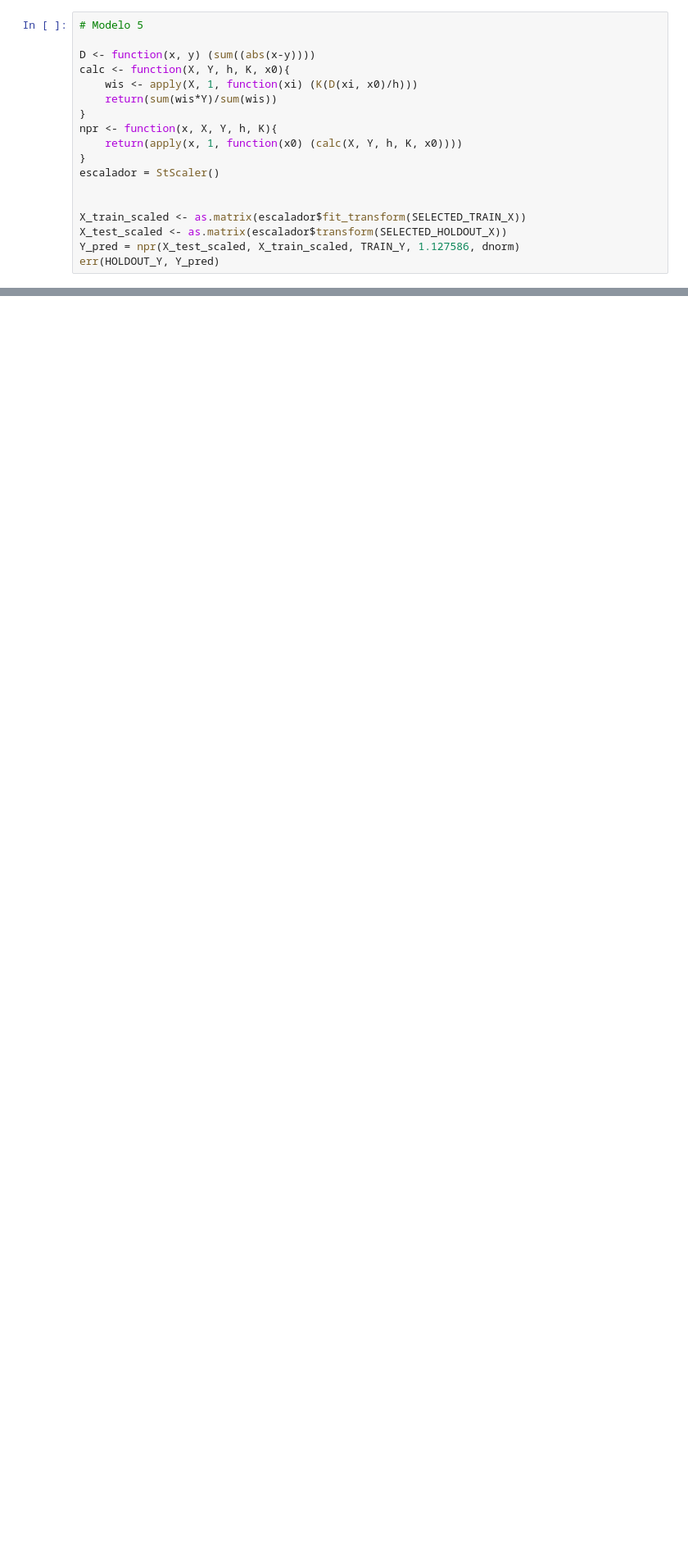
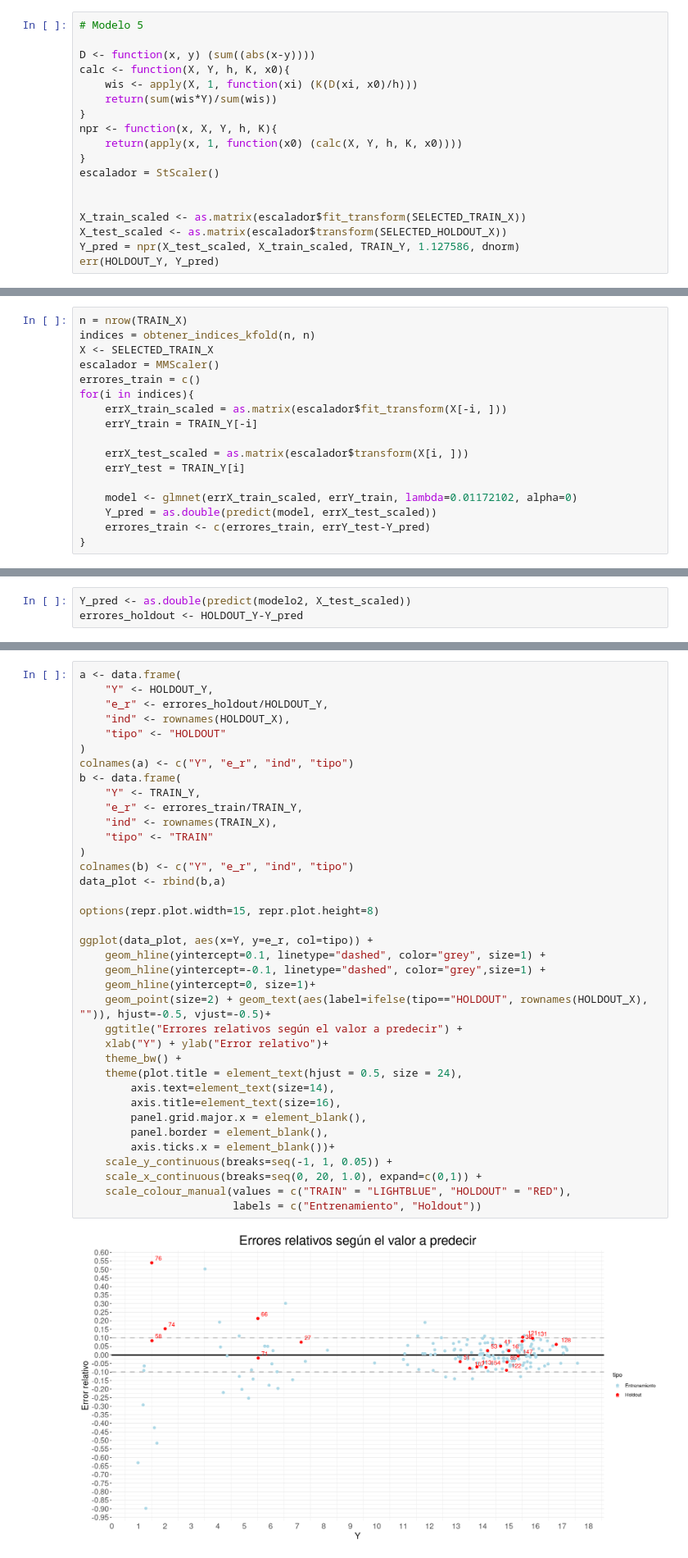
Before and after one commit to Lukas-De-Angelis-Riva/Aprendizaje-estadistico, a Jupyter notebook: trabajo_practico3/src/Forward.ipynb, the cells around one changed output, grey strips where cells are left out. Shown: that part at 82% size. Cells and saved outputs as stored; diff of their text form; blank space fills up the shorter version.

```diff
--- a/trabajo_practico3/src/Forward.ipynb
+++ b/trabajo_practico3/src/Forward.ipynb
@@ -753,0 +788,17 @@ err(HOLDOUT_Y, Y_pred)
+# %%
+n = nrow(TRAIN_X)
+indices = obtener_indices_kfold(n, n)
+X <- SELECTED_TRAIN_X
+escalador = MMScaler()
+errores_train = c()
+for(i in indices){
+    errX_train_scaled = as.matrix(escalador$fit_transform(X[-i, ]))
+    errY_train = TRAIN_Y[-i]
+
+    errX_test_scaled = as.matrix(escalador$transform(X[i, ]))
+    errY_test = TRAIN_Y[i]
+
+    model <- glmnet(errX_train_scaled, errY_train, lambda=0.01172102, alpha=0)
+    Y_pred = as.double(predict(model, errX_test_scaled))
+    errores_train <- c(errores_train, errY_test-Y_pred)
+}
@@ -753,0 +809,3 @@ err(HOLDOUT_Y, Y_pred)
+# %%
+Y_pred <- as.double(predict(modelo2, X_test_scaled))
+errores_holdout <- HOLDOUT_Y-Y_pred
@@ -753,0 +816,39 @@ err(HOLDOUT_Y, Y_pred)
+# %%
+a <- data.frame(
+    "Y" <- HOLDOUT_Y,
+    "e_r" <- errores_holdout/HOLDOUT_Y,
+    "ind" <- rownames(HOLDOUT_X),
+    "tipo" <- "HOLDOUT"
+)
+colnames(a) <- c("Y", "e_r", "ind", "tipo")
+b <- data.frame(
+    "Y" <- TRAIN_Y,
+    "e_r" <- errores_train/TRAIN_Y,
+    "ind" <- rownames(TRAIN_X),
+    "tipo" <- "TRAIN"
+)
+colnames(b) <- c("Y", "e_r", "ind", "tipo")
+data_plot <- rbind(b,a)
+
+options(repr.plot.width=15, repr.plot.height=8)
+
+ggplot(data_plot, aes(x=Y, y=e_r, col=tipo)) +
+    geom_hline(yintercept=0.1, linetype="dashed", color="grey", size=1) +
+    geom_hline(yintercept=-0.1, linetype="dashed", color="grey",size=1) +
+    geom_hline(yintercept=0, size=1)+
+    geom_point(size=2) + geom_text(aes(label=ifelse(tipo=="HOLDOUT", rownames(HOLDOUT_X), "")), hjust=-0.5, vjust=-0.5)+
+    ggtitle("Errores relativos según el valor a predecir") +
+    xlab("Y") + ylab("Error relativo")+
+    theme_bw() +
+    theme(plot.title = element_text(hjust = 0.5, size = 24),
+        axis.text=element_text(size=14),
+        axis.title=element_text(size=16),
+        panel.grid.major.x = element_blank(),
+        panel.border = element_blank(),
+        axis.ticks.x = element_blank())+
+    scale_y_continuous(breaks=seq(-1, 1, 0.05)) +
+    scale_x_continuous(breaks=seq(0, 20, 1.0), expand=c(0,1)) +
+    scale_colour_manual(values = c("TRAIN" = "LIGHTBLUE", "HOLDOUT" = "RED"),
+                        labels = c("Entrenamiento", "Holdout"))
+# %% [output]
+[figure, added]
```
Also changed, not shown: parts of 10 cells of this notebook, 4 other files.
